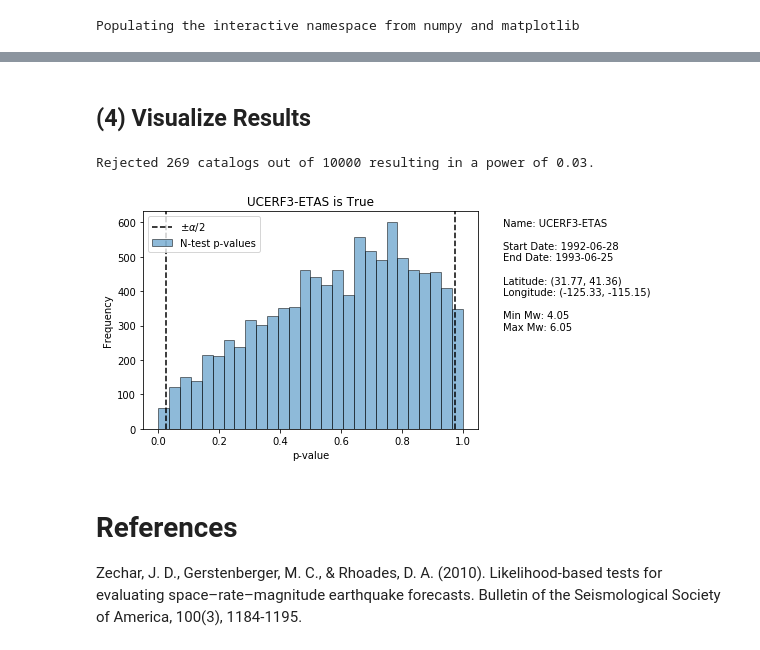
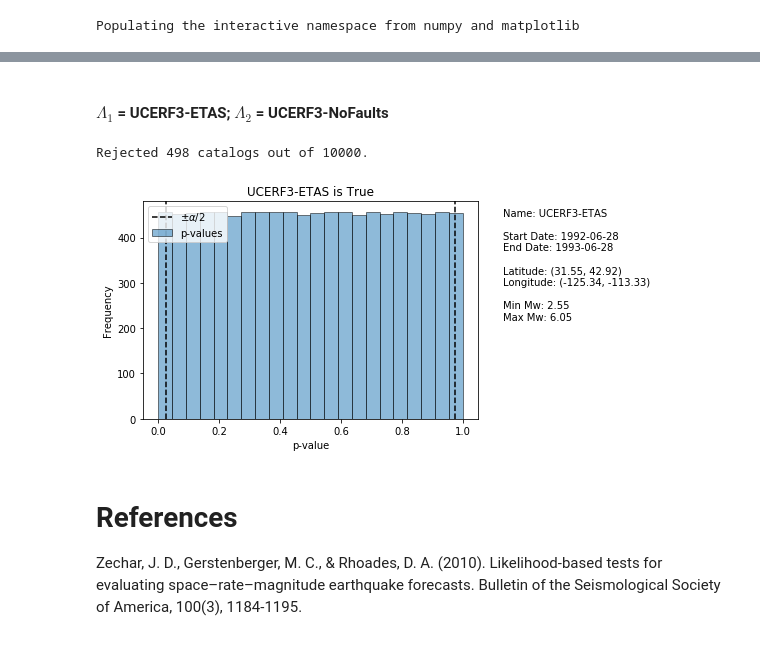
Before and after one commit to SCECcode/pycsep, a Jupyter notebook: notes/n_test_power.ipynb, the cells around one changed output, grey strips where cells are left out. Saved outputs shown, nothing was run; the diff lists cells and outputs as text; code cells hidden in the pictures.

Commit message:
new notebook for n-test notes

```diff
--- a/notes/n_test_power.ipynb
+++ b/notes/n_test_power.ipynb
@@ -81,0 +83,18 @@ Recall, we are assuming that UCERF3-ETAS repesents the 'true' distribution or in
+# %%
+n_sim = 10000
+n_cats = len(u3catalogs_filt)
+p_values = []
+results = []
+
+for i in range(n_sim):
+    true_catalog = u3catalogs_filt[i]
+
+    # perform n-test
+    p_value, ax = number_test(u3nofaults_filt, true_catalog, interp_kind='nearest', fill_value='extrapolate')
+    p_values.append(p_value)
+
+    # Rejected == 1 and Fail to reject == 0
+    if p_value < tol or p_value > (1 - tol):
+        results.append(1)
+    else:
+        results.append(0)
@@ -81,0 +121,18 @@ Recall, we are assuming that UCERF3-ETAS repesents the 'true' distribution or in
+# %%
+n_sim = 10000
+n_cats = len(u3catalogs_filt)
+p_values = []
+results = []
+
+for i in range(n_sim):
+    true_catalog = u3nofaults_filt[i]
+
+    # perform n-test
+    p_value, ax = number_test(u3catalogs_filt, true_catalog, interp_kind='nearest', fill_value='extrapolate')
+    p_values.append(p_value)
+
+    # Rejected == 1 and Fail to reject == 0
+    if p_value < tol or p_value > (1 - tol):
+        results.append(1)
+    else:
+        results.append(0)
@@ -82,5 +154,8 @@ Recall, we are assuming that UCERF3-ETAS repesents the 'true' distribution or in
+# %% [markdown]
+#### $\Lambda_1$ = UCERF3-ETAS; $\Lambda_2$ = UCERF3-NoFaults
 # %%
 from csep.core.evaluations import number_test
+import csep.utils.plotting
 
 n_sim = 10000
 n_cats = len(u3catalogs_filt)
@@ -91,7 +166,7 @@ for i in range(n_sim):
     true_catalog = u3catalogs_filt[i]
 
     # perform n-test
-    p_value, ax = number_test(u3nofaults_filt, true_catalog, interp_kind='nearest', fill_value='extrapolate')
+    p_value, ax = number_test(u3catalogs_filt, true_catalog, interp_kind='nearest', fill_value='extrapolate')
     p_values.append(p_value)
 
     # Rejected == 1 and Fail to reject == 0
@@ -99,25 +174,21 @@ for i in range(n_sim):
         results.append(1)
     else:
         results.append(0)
-# %% [markdown]
-## (4) Visualize Results
 # %%
-import csep.utils.plotting
-
 results = array(results)
 ax = csep.utils.plotting.plot_histogram(p_values, tol, bins='fd', catalog=true_catalog, plot_args={'legend_loc': 'upper left',
                                                                              'xlabel': 'p-value',
-                                                                             'sim_label': 'N-test p-values',
+                                                                             'sim_label': 'p-values',
                                                                              'obs_label': r'$\pm \alpha/2$',
                                                                              'title': 'UCERF3-ETAS is True'})
 ax.axvline(x=(1-tol), color='black', linestyle='--')
 rejected = len(argwhere(results==1))
 power = rejected / n_cats
-print('Rejected {} catalogs out of {} resulting in a power of {:.2f}.'
+print('Rejected {} catalogs out of {}.'
       .format(rejected, n_cats, power))
 # %% [output]
-Rejected 269 catalogs out of 10000 resulting in a power of 0.03.
+Rejected 498 catalogs out of 10000.
-[figure, old version]
+[figure, new version]
 # %% [markdown]
 # References
 Zechar, J. D., Gerstenberger, M. C., & Rhoades, D. A. (2010). Likelihood-based tests for evaluating space–rate–magnitude earthquake forecasts. Bulletin of the Seismological Society of America, 100(3), 1184-1195.
```
Also changed, not shown: parts of 13 cells of this notebook, 1 other file.
